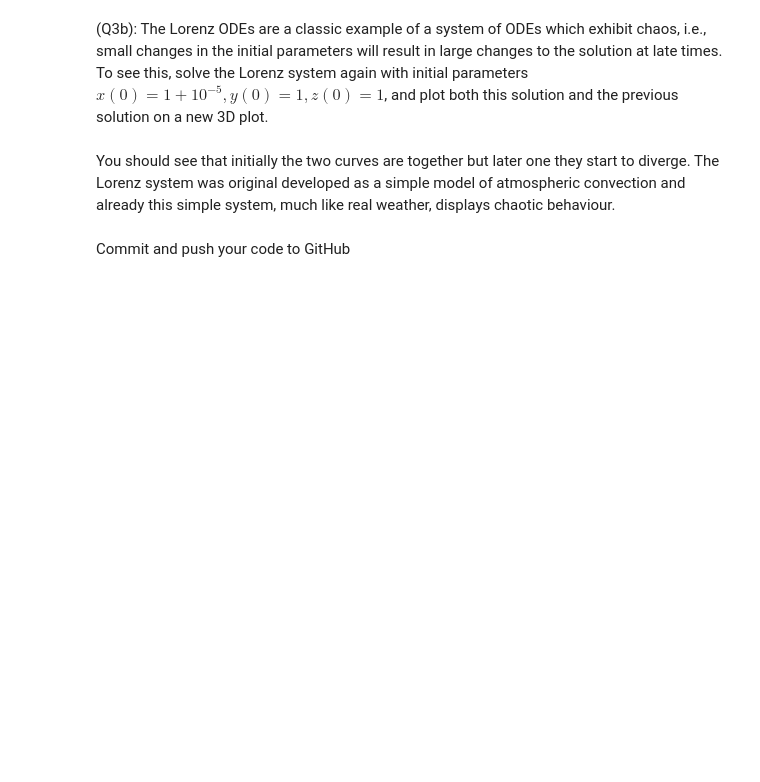
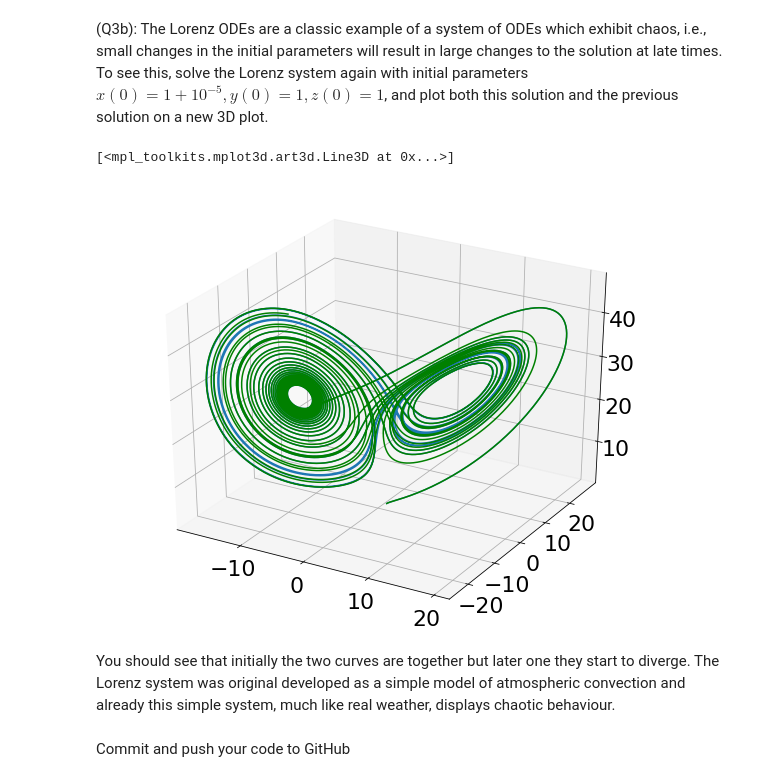
Before and after one commit to MichealHeanue/ACM20030, a Jupyter notebook: Assignment-3.ipynb, the cells around one changed output. Saved outputs shown, nothing was run; the diff lists cells and outputs as text; code cells hidden in the pictures; blank space fills up the shorter version.

```diff
--- a/Assignment-3.ipynb
+++ b/Assignment-3.ipynb
@@ -268,5 +279,13 @@ ax.plot(solLorenz.y[0], solLorenz.y[1], solLorenz.y[2]);
 # %% [markdown]
 (Q3b): The Lorenz ODEs are a classic example of a system of ODEs which exhibit chaos, i.e., small changes in the initial parameters will result in large changes to the solution at late times. To see this, solve the Lorenz system again with initial parameters $x(0) = 1 + 10^{-5}, y(0) = 1, z(0) = 1$, and plot both this solution and the previous solution on a new 3D plot.
+# %%
+fig = plt.figure()
+ax = fig.gca(projection='3d')
+ax.plot(solLorenz(h).y[0], solLorenz(h).y[1], solLorenz(h).y[2])
+ax.plot(solLorenz(h,(1+10**-5,1,1)).y[0], solLorenz(h,(1+10**-5,1,1)).y[1], solLorenz(h,(1+10**-5,1,1)).y[2],'g-')
+# %% [output]
+[<mpl_toolkits.mplot3d.art3d.Line3D at 0x...>]
+[figure, added]
 # %% [markdown]
 You should see that initially the two curves are together but later one they start to diverge. The Lorenz system was original developed as a simple model of atmospheric convection and already this simple system, much like real weather, displays chaotic behaviour.
 # %% [markdown]
```
Also changed, not shown: parts of 3 cells of this notebook.
